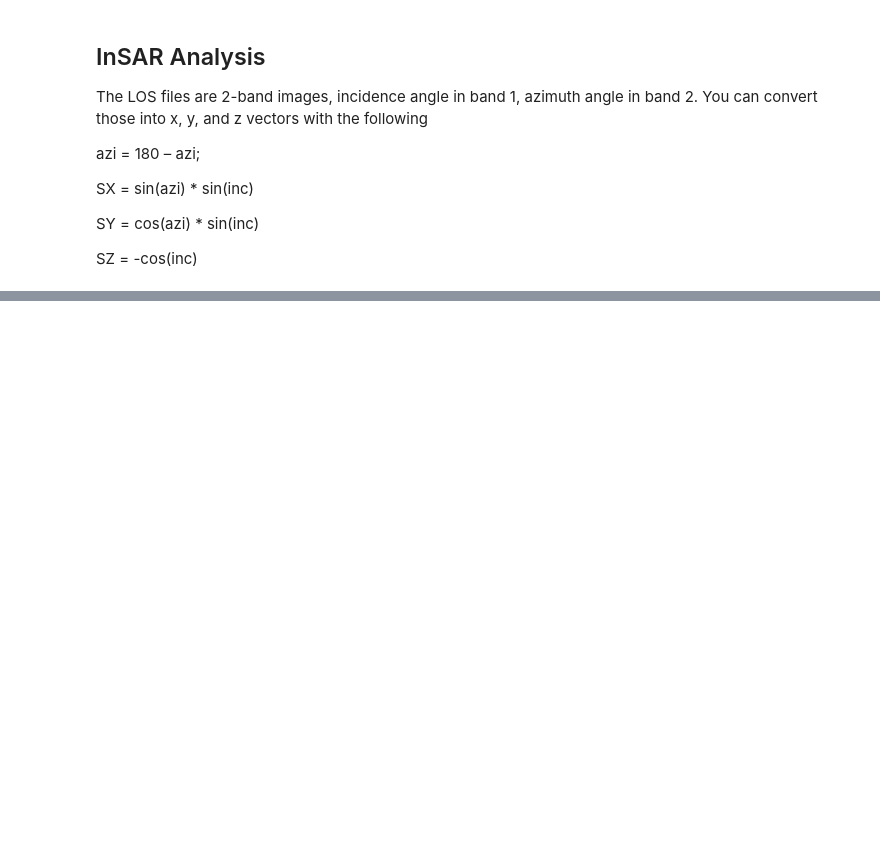
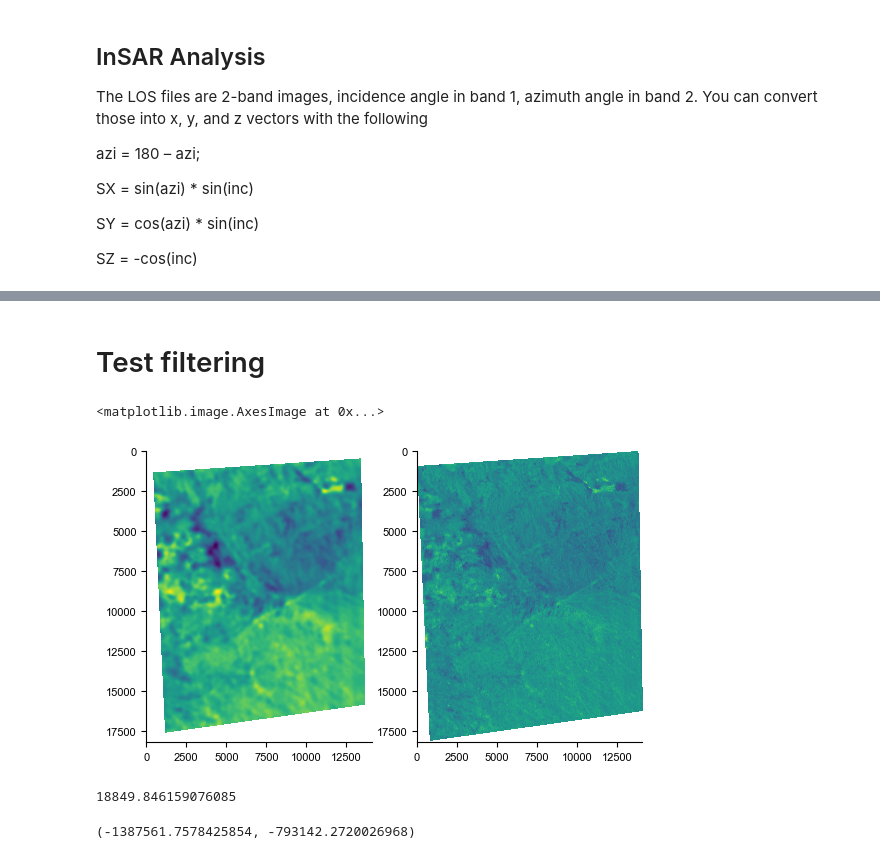
Before and after one commit to cehanagan/ImageryResources, a Jupyter notebook: Notebooks/TienShan20240122.ipynb, the cells around one changed output, grey strips where cells are left out. Saved outputs shown, nothing was run; the diff lists cells and outputs as text; code cells hidden in the pictures; blank space fills up the shorter version.

```diff
--- a/Notebooks/TienShan20240122.ipynb
+++ b/Notebooks/TienShan20240122.ipynb
@@ -736,0 +882,2 @@ df.to_csv('/Users/chanagan/Desktop//DGStereo/TienShan/Results/TienShanDispM57.tx
+# %% [markdown]
+# Test filtering
@@ -736,0 +886,9 @@ df.to_csv('/Users/chanagan/Desktop//DGStereo/TienShan/Results/TienShanDispM57.tx
+# %%
+im = gdal.Open('/Users/chanagan/Desktop/DGStereo/TienShan/Results/PerpendicularDispStackedDestriped.tif')
+imdx = im.GetRasterBand(1).ReadAsArray()
+mask = (imdx!=-9999)
+imdx[~mask] = np.nan
+# %%
+filtered = gaussian_filter(imdx, sigma=100)
+# %%
+filtered[~mask] = -9999
@@ -736,0 +897,8 @@ df.to_csv('/Users/chanagan/Desktop//DGStereo/TienShan/Results/TienShanDispM57.tx
+# %%
+plt.subplot(121)
+plt.imshow(filtered)
+plt.subplot(122)
+plt.imshow(imdx)
+# %% [output]
+<matplotlib.image.AxesImage at 0x...>
+[figure, added]
@@ -736,0 +909,14 @@ df.to_csv('/Users/chanagan/Desktop//DGStereo/TienShan/Results/TienShanDispM57.tx
+# %%
+maft = np.tan(60*np.pi/180)
+baft = 7000-maft*P(78.639,41.199)[0]
+mmain = np.tan(45*np.pi/180)
+bmain = 13000-mmain*P(78.654,41.256)[0]
+# Intersection depth
+xint = (bmain-baft)/(maft-mmain)
+maft*xint+baft
+# %% [output]
+18849.846159076085
+# %%
+baft, bmain
+# %% [output]
+(-1387561.7578425854, -793142.2720026968)
```
Also changed, not shown: parts of 41 cells of this notebook, 16 other files.
